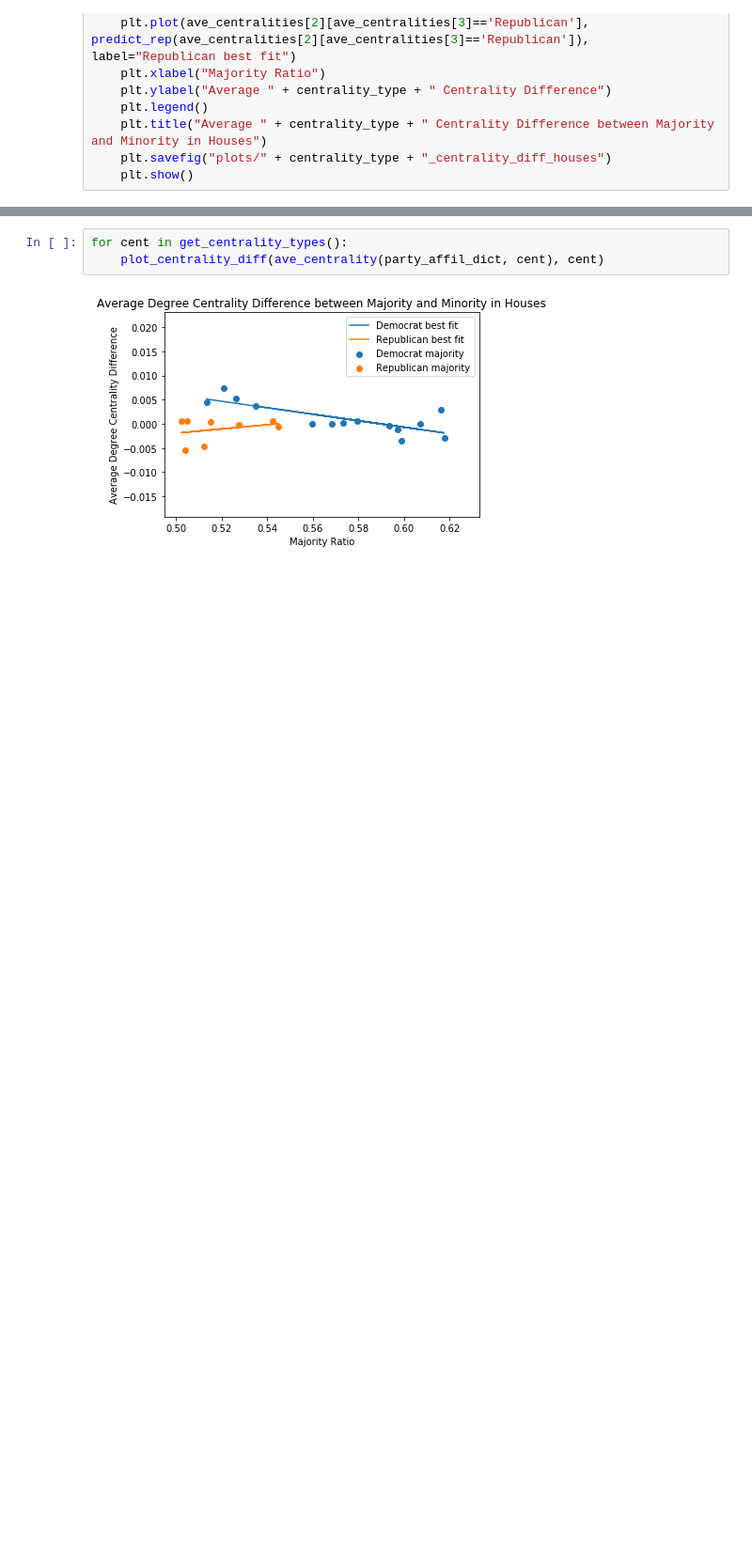
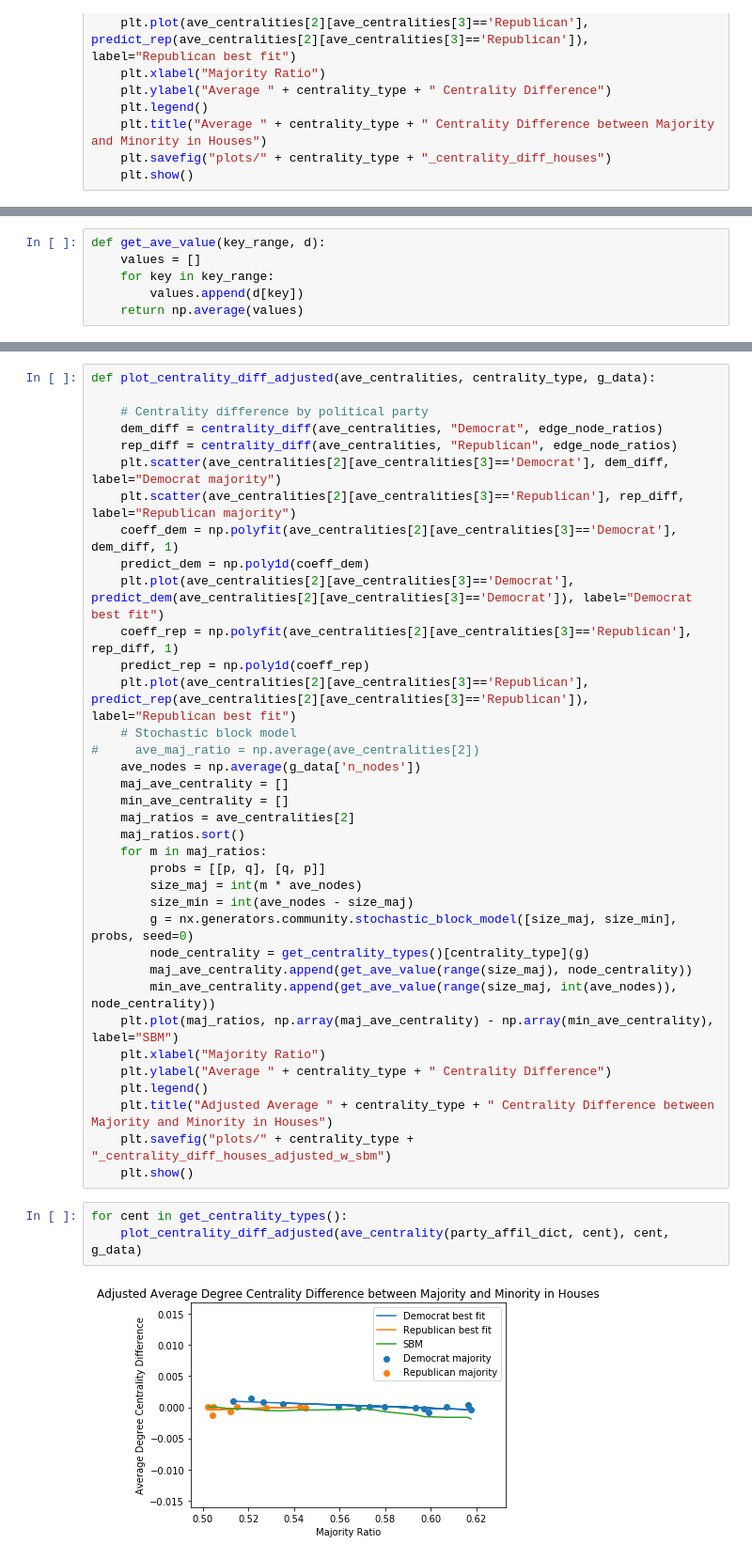
Before and after one commit to emmaling27/networks-research, a Jupyter notebook: bill_cosponsorship_analysis.ipynb, the cells around one changed output, grey strips where cells are left out. Shown: that part at 94% size. Saved outputs shown, nothing was run; the diff lists cells and outputs as text; blank space fills up the shorter version.

Commit message:
adjusted for diff n_edges, added sbm comparison

```diff
--- a/bill_cosponsorship_analysis.ipynb
+++ b/bill_cosponsorship_analysis.ipynb
@@ -484,0 +488,6 @@ def plot_centrality_diff(ave_centralities, centrality_type):
+# %%
+def get_ave_value(key_range, d):
+    values = []
+    for key in key_range:
+        values.append(d[key])
+    return np.average(values)
@@ -485,5 +496,41 @@ def plot_centrality_diff(ave_centralities, centrality_type):
+# %%
+def plot_centrality_diff_adjusted(ave_centralities, centrality_type, g_data):
+
+    # Centrality difference by political party
+    dem_diff = centrality_diff(ave_centralities, "Democrat", edge_node_ratios)
+    rep_diff = centrality_diff(ave_centralities, "Republican", edge_node_ratios)
+    plt.scatter(ave_centralities[2][ave_centralities[3]=='Democrat'], dem_diff, label="Democrat majority")
+    plt.scatter(ave_centralities[2][ave_centralities[3]=='Republican'], rep_diff, label="Republican majority")
+    coeff_dem = np.polyfit(ave_centralities[2][ave_centralities[3]=='Democrat'], dem_diff, 1)
+    predict_dem = np.poly1d(coeff_dem)
+    plt.plot(ave_centralities[2][ave_centralities[3]=='Democrat'], predict_dem(ave_centralities[2][ave_centralities[3]=='Democrat']), label="Democrat best fit")
+    coeff_rep = np.polyfit(ave_centralities[2][ave_centralities[3]=='Republican'], rep_diff, 1)
+    predict_rep = np.poly1d(coeff_rep)
+    plt.plot(ave_centralities[2][ave_centralities[3]=='Republican'], predict_rep(ave_centralities[2][ave_centralities[3]=='Republican']), label="Republican best fit")
+    # Stochastic block model
+#     ave_maj_ratio = np.average(ave_centralities[2])
+    ave_nodes = np.average(g_data['n_nodes'])
+    maj_ave_centrality = []
+    min_ave_centrality = []
+    maj_ratios = ave_centralities[2]
+    maj_ratios.sort()
+    for m in maj_ratios:
+        probs = [[p, q], [q, p]]
+        size_maj = int(m * ave_nodes)
+        size_min = int(ave_nodes - size_maj)
+        g = nx.generators.community.stochastic_block_model([size_maj, size_min], probs, seed=0)
+        node_centrality = get_centrality_types()[centrality_type](g)
+        maj_ave_centrality.append(get_ave_value(range(size_maj), node_centrality))
+        min_ave_centrality.append(get_ave_value(range(size_maj, int(ave_nodes)), node_centrality))
+    plt.plot(maj_ratios, np.array(maj_ave_centrality) - np.array(min_ave_centrality), label="SBM")
+    plt.xlabel("Majority Ratio")
+    plt.ylabel("Average " + centrality_type + " Centrality Difference")
+    plt.legend()
+    plt.title("Adjusted Average " + centrality_type + " Centrality Difference between Majority and Minority in Houses")
+    plt.savefig("plots/" + centrality_type + "_centrality_diff_houses_adjusted_w_sbm")
+    plt.show()
 # %%
 for cent in get_centrality_types():
-    plot_centrality_diff(ave_centrality(party_affil_dict, cent), cent)
+    plot_centrality_diff_adjusted(ave_centrality(party_affil_dict, cent), cent, g_data)
 # %% [output]
-[figure, old version]
+[figure, new version]
```
Also changed, not shown: parts of 21 cells of this notebook, 8 other files.
